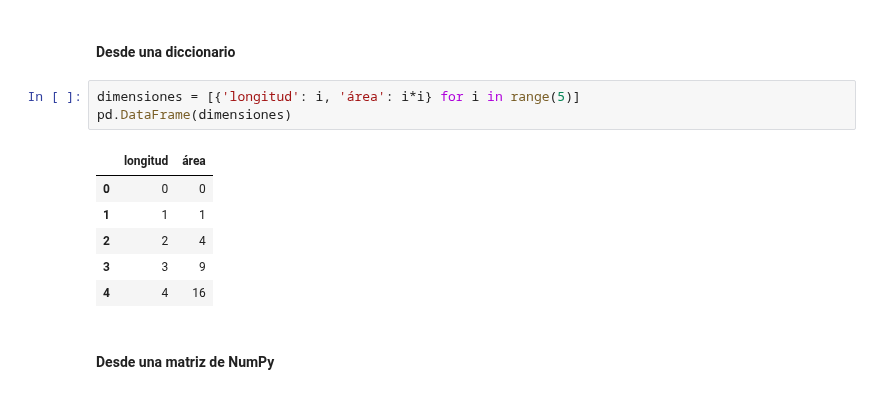
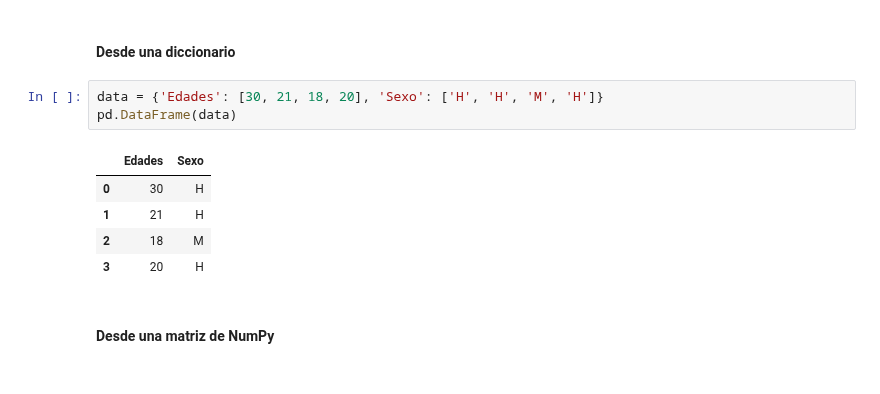
Before and after one commit to AnIsAsPe/ClasificadorClientesTelecom, a Jupyter notebook: Notebooks/Introducción a Pandas.ipynb, the cells around one changed output. Drawn from its saved outputs; the diff is of its cells as text.

```diff
--- a/Notebooks/Introducción a Pandas.ipynb
+++ b/Notebooks/Introducción a Pandas.ipynb
@@ -248,16 +248,15 @@ pd.DataFrame(pob, columns=['poblacion'])
 | Querétaro | 2368467 |
 # %% [markdown]
 #### Desde una diccionario
-# %%
-dimensiones = [{'longitud': i, 'área': i*i} for i in range(5)]
-pd.DataFrame(dimensiones)
-# %% [output]
-|  | longitud | área |
-| 0 | 0 | 0 |
-| 1 | 1 | 1 |
-| 2 | 2 | 4 |
-| 3 | 3 | 9 |
-| 4 | 4 | 16 |
+# %%
+data = {'Edades': [30, 21, 18, 20], 'Sexo': ['H', 'H', 'M', 'H']}
+pd.DataFrame(data)
+# %% [output]
+|  | Edades | Sexo |
+| 0 | 30 | H |
+| 1 | 21 | H |
+| 2 | 18 | M |
+| 3 | 20 | H |
 # %% [markdown]
 #### Desde una matriz de NumPy
 # %%
```
Also changed, not shown: parts of 24 cells of this notebook.
